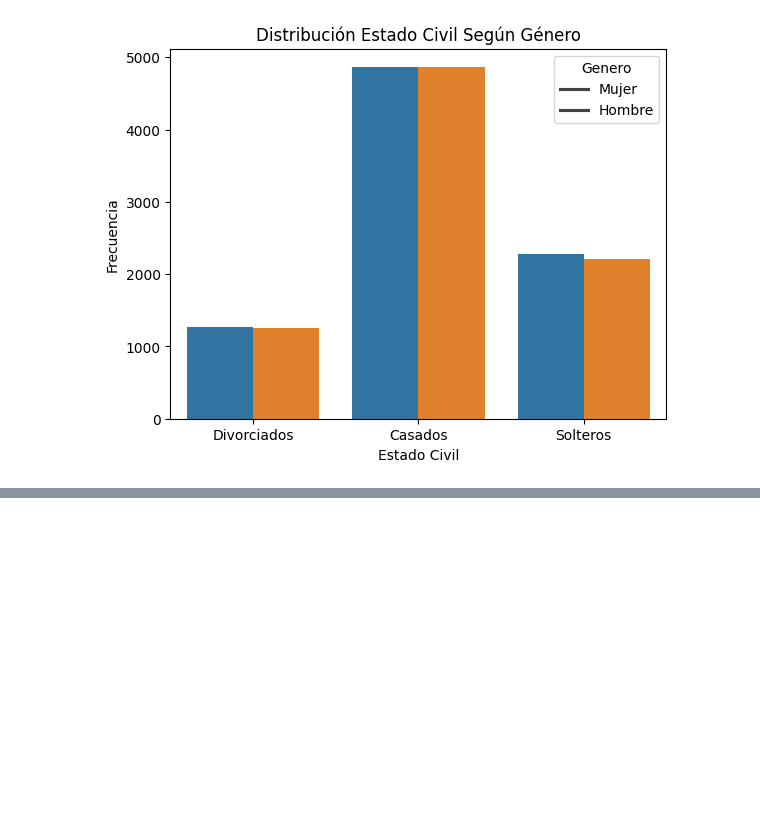
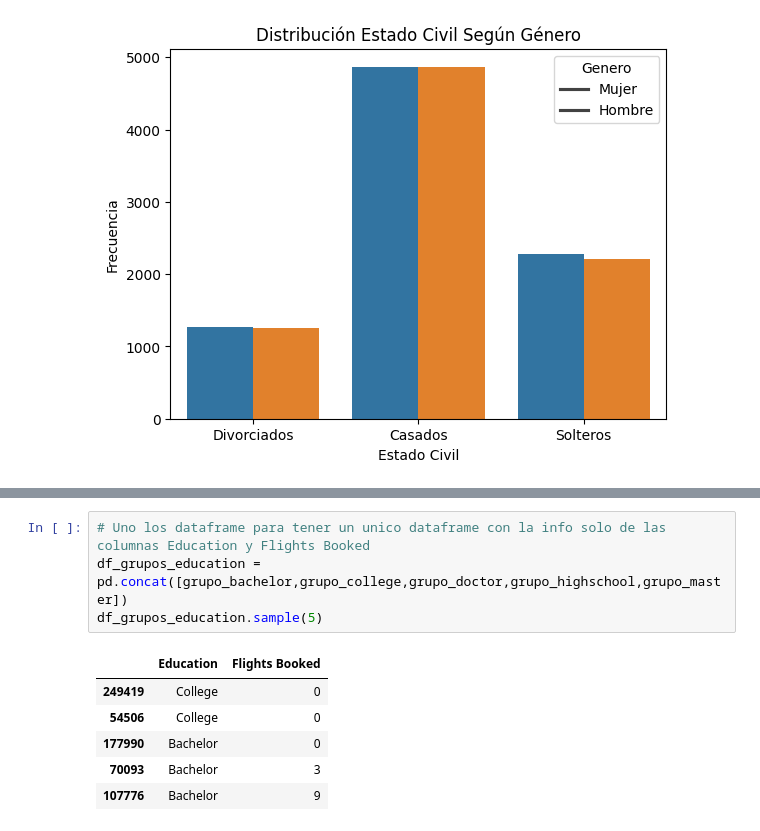
Before and after one commit to Adalab/bda-modulo-3-evaluacion-final-laurarj24, a Jupyter notebook: evaluacion_final_modulo_3_Laura_Romero_Jimenez.ipynb, the cells around one changed output, grey strips where cells are left out. Drawn from its saved outputs; the diff is of its cells as text; blank space fills up the shorter version.

```diff
--- a/evaluacion_final_modulo_3_Laura_Romero_Jimenez.ipynb
+++ b/evaluacion_final_modulo_3_Laura_Romero_Jimenez.ipynb
@@ -1065,0 +1231,11 @@ Name: Salary, dtype: float64
+# %%
+# Uno los dataframe para tener un unico dataframe con la info solo de las columnas Education y Flights Booked
+df_grupos_education = pd.concat([grupo_bachelor,grupo_college,grupo_doctor,grupo_highschool,grupo_master])
+df_grupos_education.sample(5)
+# %% [output]
+|  | Education | Flights Booked |
+| 249419 | College | 0 |
+| 54506 | College | 0 |
+| 177990 | Bachelor | 0 |
+| 70093 | Bachelor | 3 |
+| 107776 | Bachelor | 9 |
```
Also changed, not shown: parts of 31 cells of this notebook, 5 other files.
